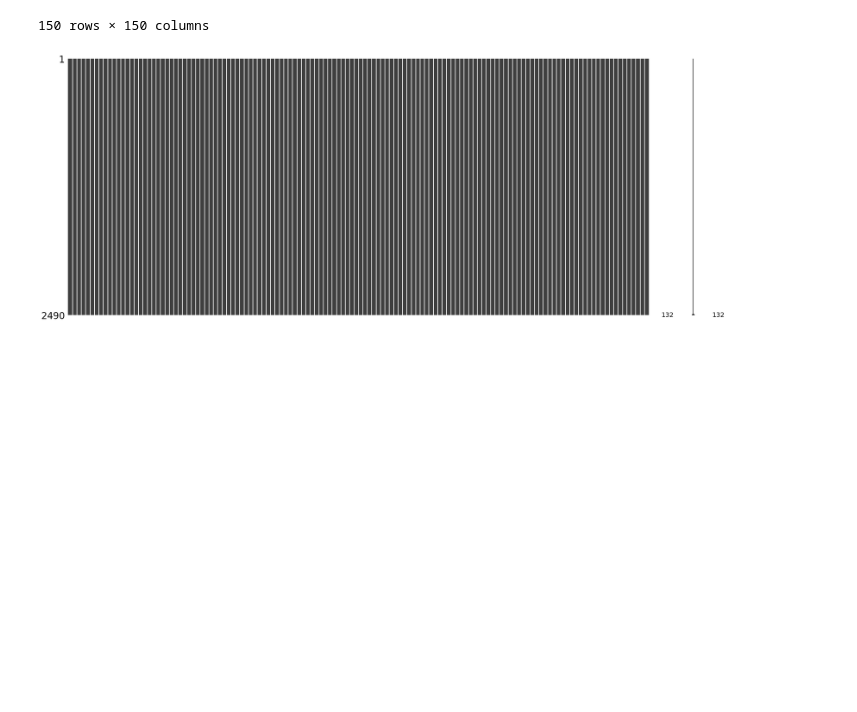
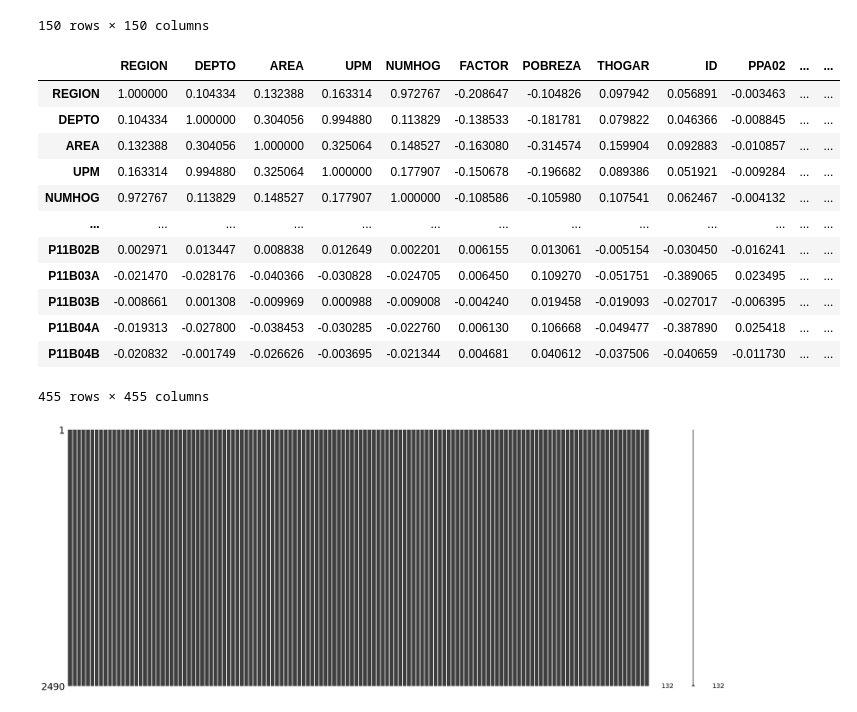
Before and after one commit to ChristopherG19/UVG_DS_Lab10, a Jupyter notebook: Laboratorio_10.ipynb, the cells around one changed output. Drawn from its saved outputs; the diff is of its cells as text; code cells hidden in the pictures; blank space fills up the shorter version.

```diff
--- a/Laboratorio_10.ipynb
+++ b/Laboratorio_10.ipynb
@@ -271,6 +271,24 @@ correlation_matrix
 | MES_ENC | 0.028536 | 0.175142 | 0.068376 | 0.181164 | 0.041320 | 0.067270 | 0.067055 | -0.059102 | 0.023948 | 0.010773 | ... | ... |
 | A_ENC | 0.036989 | -0.208804 | -0.034536 | -0.202769 | 0.025538 | -0.071475 | -0.063581 | 0.026340 | -0.014404 | -0.007534 | ... | ... |
 150 rows × 150 columns
+# %%
+# Mariz de correlación
+correlation_matrix = df_Personas.corr()
+correlation_matrix
+# %% [output]
+|  | REGION | DEPTO | AREA | UPM | NUMHOG | FACTOR | POBREZA | THOGAR | ID | PPA02 | ... | ... |
+| REGION | 1.000000 | 0.104334 | 0.132388 | 0.163314 | 0.972767 | -0.208647 | -0.104826 | 0.097942 | 0.056891 | -0.003463 | ... | ... |
+| DEPTO | 0.104334 | 1.000000 | 0.304056 | 0.994880 | 0.113829 | -0.138533 | -0.181781 | 0.079822 | 0.046366 | -0.008845 | ... | ... |
+| AREA | 0.132388 | 0.304056 | 1.000000 | 0.325064 | 0.148527 | -0.163080 | -0.314574 | 0.159904 | 0.092883 | -0.010857 | ... | ... |
+| UPM | 0.163314 | 0.994880 | 0.325064 | 1.000000 | 0.177907 | -0.150678 | -0.196682 | 0.089386 | 0.051921 | -0.009284 | ... | ... |
+| NUMHOG | 0.972767 | 0.113829 | 0.148527 | 0.177907 | 1.000000 | -0.108586 | -0.105980 | 0.107541 | 0.062467 | -0.004132 | ... | ... |
+| ... | ... | ... | ... | ... | ... | ... | ... | ... | ... | ... | ... | ... |
+| P11B02B | 0.002971 | 0.013447 | 0.008838 | 0.012649 | 0.002201 | 0.006155 | 0.013061 | -0.005154 | -0.030450 | -0.016241 | ... | ... |
+| P11B03A | -0.021470 | -0.028176 | -0.040366 | -0.030828 | -0.024705 | 0.006450 | 0.109270 | -0.051751 | -0.389065 | 0.023495 | ... | ... |
+| P11B03B | -0.008661 | 0.001308 | -0.009969 | 0.000988 | -0.009008 | -0.004240 | 0.019458 | -0.019093 | -0.027017 | -0.006395 | ... | ... |
+| P11B04A | -0.019313 | -0.027800 | -0.038453 | -0.030285 | -0.022760 | 0.006130 | 0.106668 | -0.049477 | -0.387890 | 0.025418 | ... | ... |
+| P11B04B | -0.020832 | -0.001749 | -0.026626 | -0.003695 | -0.021344 | 0.004681 | 0.040612 | -0.037506 | -0.040659 | -0.011730 | ... | ... |
+455 rows × 455 columns
 # %%
 missing_data = df_Hogar.isnull()
 msno.matrix(df_Hogar)
```
